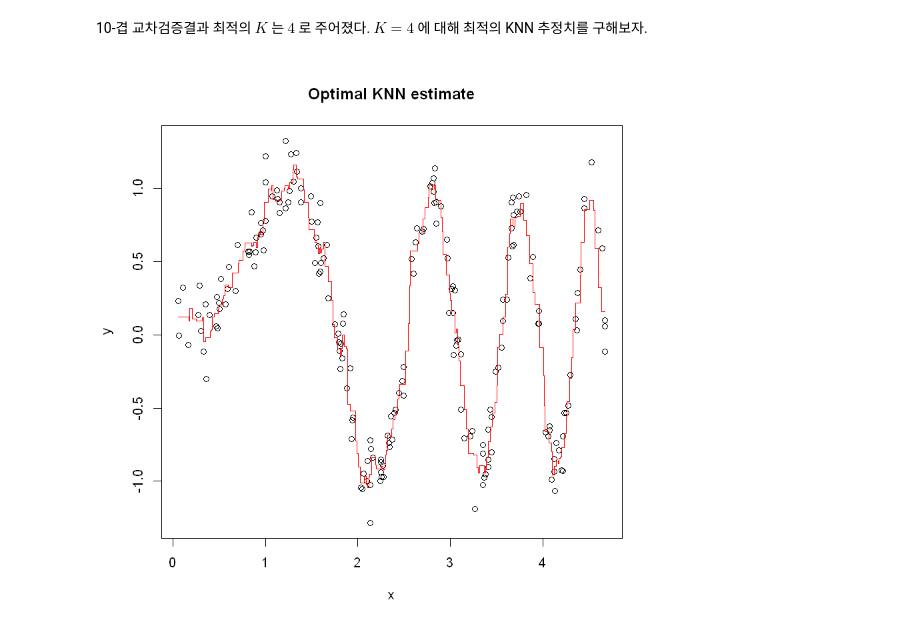
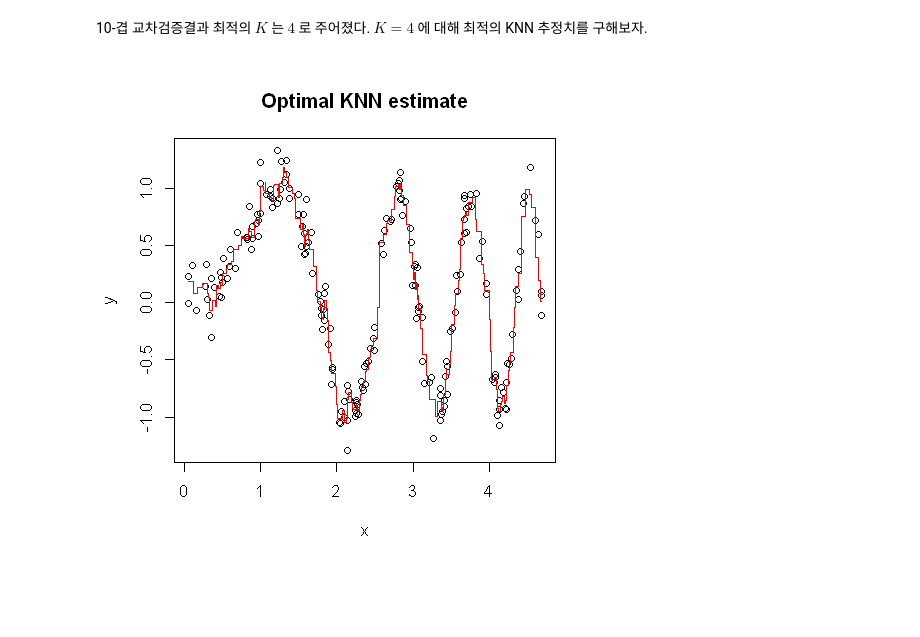
Before and after one commit to Lucky2DoLLars/01.Statistical-Model, a Jupyter notebook: KNN_regression.ipynb, the cells around one changed output. Cells and saved outputs as stored; diff of their text form; code cells hidden in the pictures; blank space fills up the shorter version.

```diff
--- a/KNN_regression.ipynb
+++ b/KNN_regression.ipynb
@@ -174,10 +187,12 @@ print(paste0("optimal K : ", which.min(cv_error)))
 # %%
 idx.mat = knnx.index(x, x.grid, which.min(cv_error))
 yhat = rep(0, length(x.grid))
 
 for (i in 1:length(x.grid)) yhat[i] = mean(y[idx.mat[i , ]])
 
+options(repr.plot.width = 5, repr.plot.height = 5)
+
 plot(x, y, main = "Optimal KNN estimate")
 lines(x.grid, yhat, lty = 1, col = "red", type = "s")
 # %% [output]
-[figure, old version]
+[figure, new version]
```
Also changed, not shown: parts of 9 cells of this notebook.
